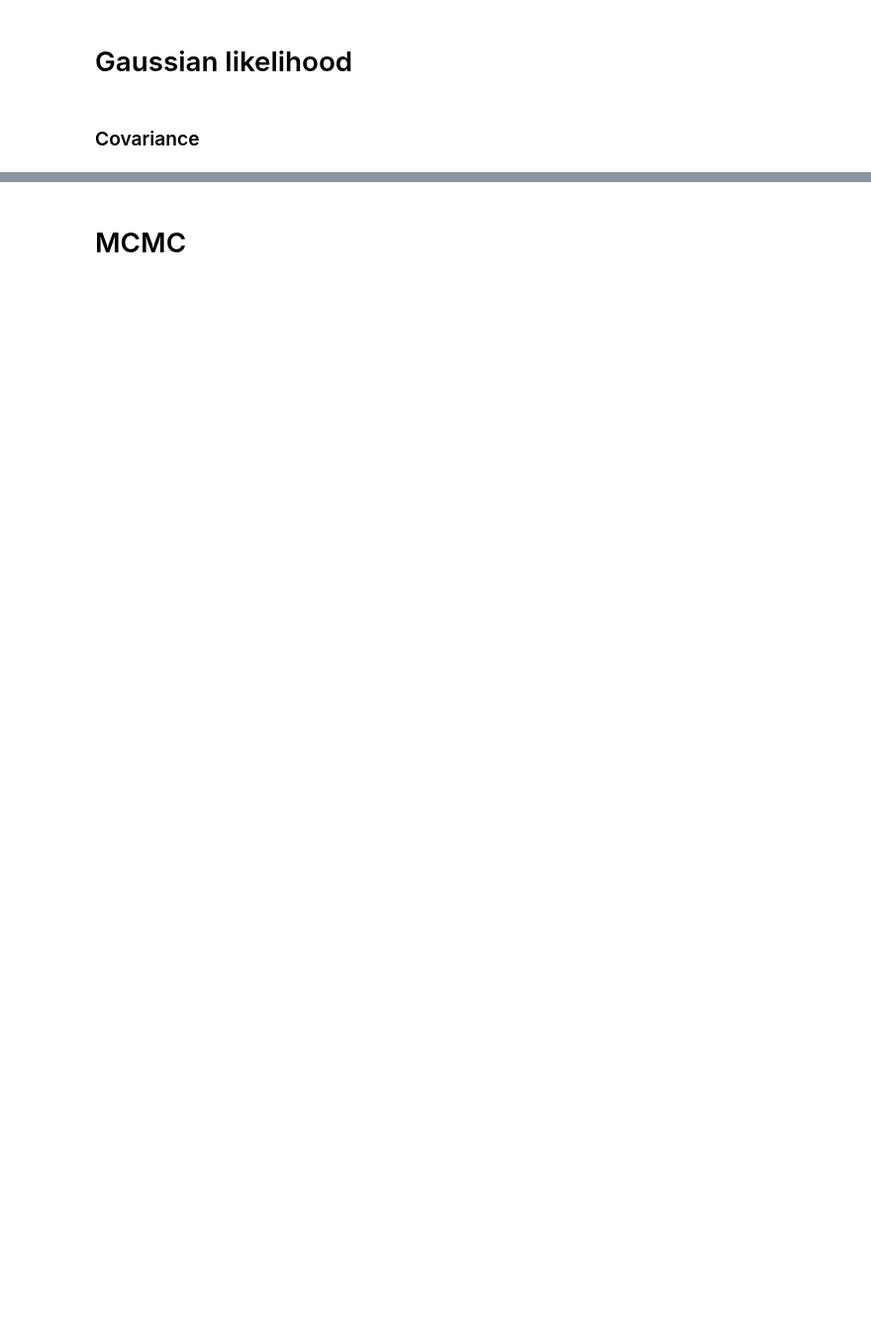
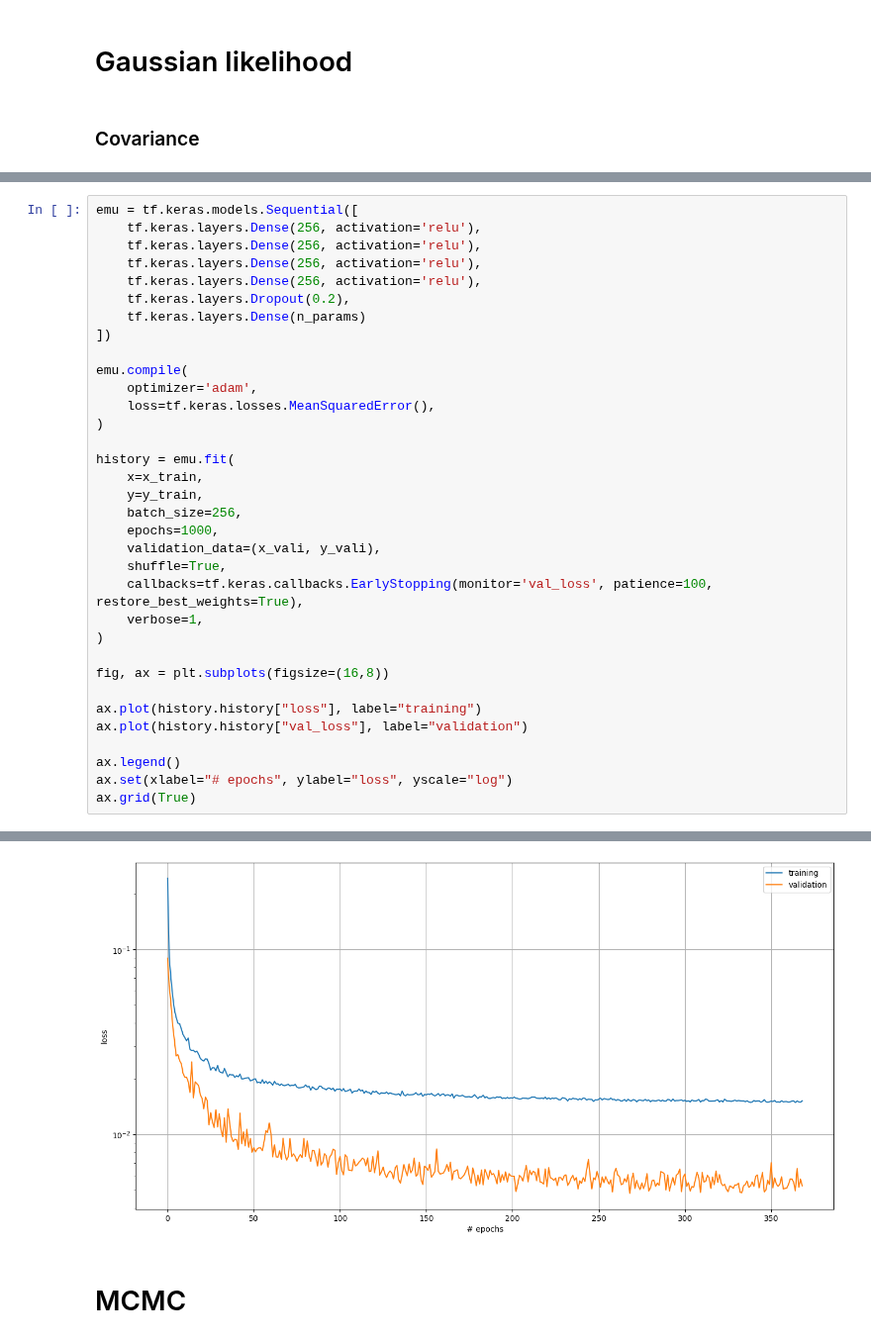
Before and after one commit to des-science/multiprobe-simulation-inference, a Jupyter notebook: notebooks/Gaussian.ipynb, the cells around one changed output, grey strips where cells are left out. Shown at 99% size. Drawn from its saved outputs; the diff is of its cells as text; blank space fills up the shorter version.

```diff
--- a/notebooks/Gaussian.ipynb
+++ b/notebooks/Gaussian.ipynb
@@ -144,0 +167,35 @@ grid_preds.shape
+# %%
+emu = tf.keras.models.Sequential([
+    tf.keras.layers.Dense(256, activation='relu'),
+    tf.keras.layers.Dense(256, activation='relu'),
+    tf.keras.layers.Dense(256, activation='relu'),
+    tf.keras.layers.Dense(256, activation='relu'),
+    tf.keras.layers.Dropout(0.2),
+    tf.keras.layers.Dense(n_params)
+])
+
+emu.compile(
+    optimizer='adam',
+    loss=tf.keras.losses.MeanSquaredError(),
+)
+
+history = emu.fit(
+    x=x_train,
+    y=y_train,
+    batch_size=256,
+    epochs=1000,
+    validation_data=(x_vali, y_vali),
+    shuffle=True,
+    callbacks=tf.keras.callbacks.EarlyStopping(monitor='val_loss', patience=100, restore_best_weights=True),
+    verbose=1,
+)
+
+fig, ax = plt.subplots(figsize=(16,8))
+
+ax.plot(history.history["loss"], label="training")
+ax.plot(history.history["val_loss"], label="validation")
+
+ax.legend()
+ax.set(xlabel="# epochs", ylabel="loss", yscale="log")
+ax.grid(True)
+# %% [output]
@@ -145,3 +219,4 @@ grid_preds.shape
+[figure, added]
 # %% [markdown]
 # MCMC
 # %%
```
Also changed, not shown: parts of 16 cells of this notebook.
